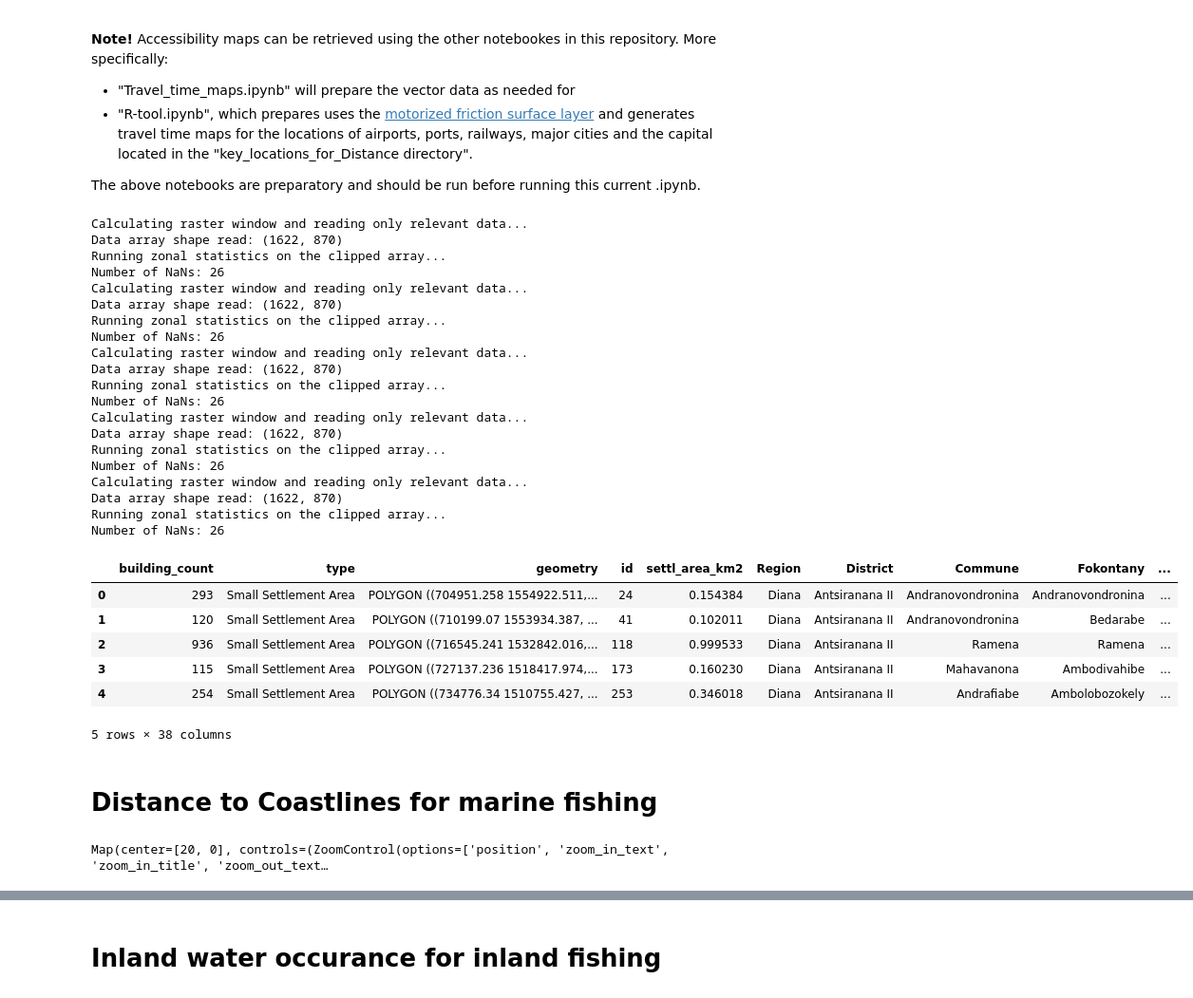
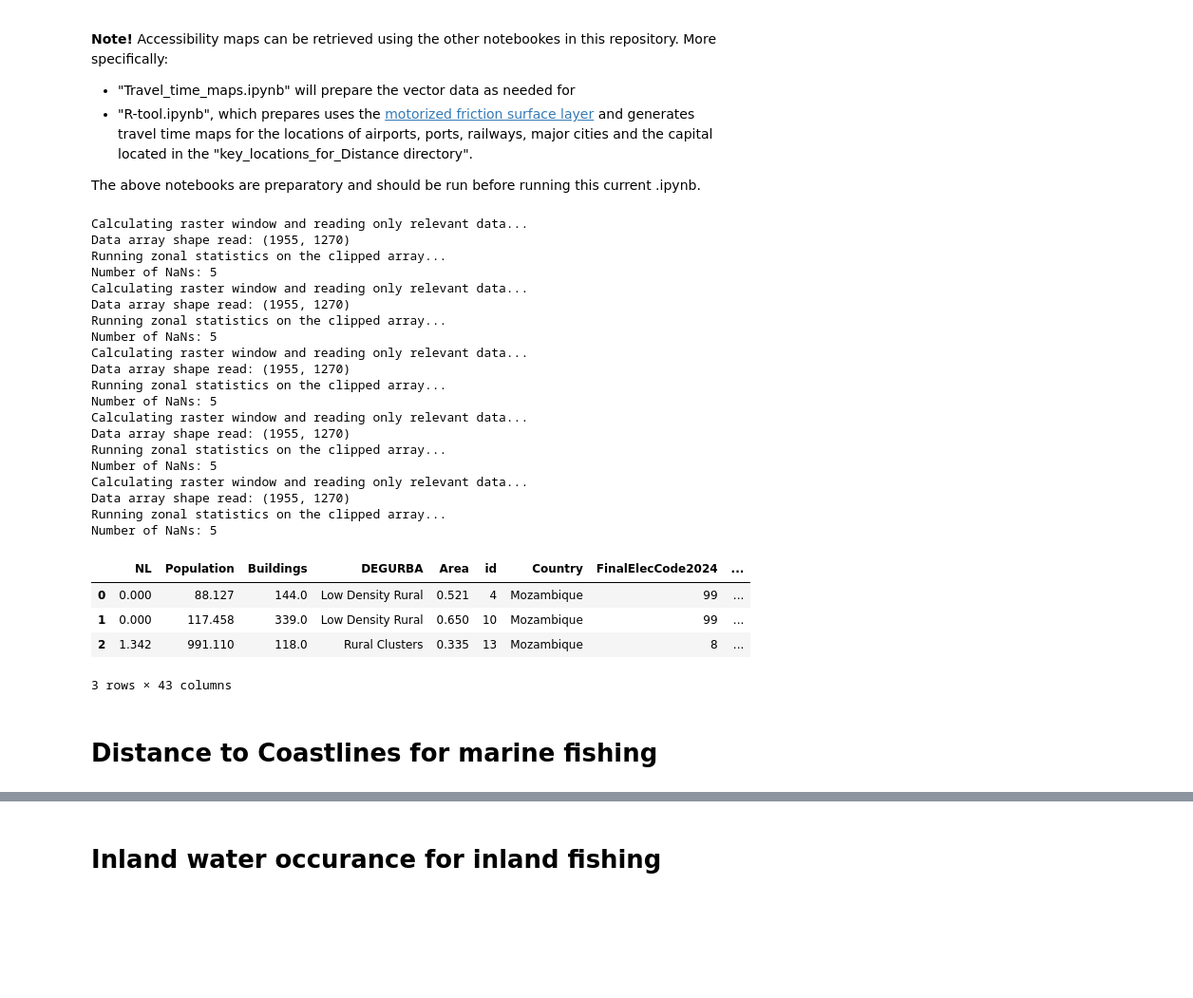
Before and after one commit to SEforALL-IEAP/AgCAP, a Jupyter notebook: notebooks/data_extraction.ipynb, the cells around one changed output, grey strips where cells are left out. Shown: that part at 95% size. Saved outputs shown, nothing was run; the diff lists cells and outputs as text; code cells hidden in the pictures; blank space fills up the shorter version.

```diff
--- a/notebooks/data_extraction.ipynb
+++ b/notebooks/data_extraction.ipynb
@@ -302,13 +299,13 @@ Percentage of settlements with less than 100 buildings: 1.9 %
 # %%
-## If building count is an object you can use his to filter
-""" settles_gdf = settles_gdf[(settles_gdf["bld_count"] == '101-250') |
-                          (settles_gdf["bld_count"] == '251-1000') |
-                          (settles_gdf["bld_count"] == '1001 and up')] """
-
-#If building count is numeric you can use his to filter
-settles_gdf = settles_gdf[settles_gdf["building_count"] >= 100]
+### If building count is an object you can use his to filter
+#""" settles_gdf = settles_gdf[(settles_gdf["bld_count"] == '101-250') |
+#                          (settles_gdf["bld_count"] == '251-1000') |
+#                          (settles_gdf["bld_count"] == '1001 and up')] """
+#
+##If building count is numeric you can use his to filter
+#settles_gdf = settles_gdf[settles_gdf["building_count"] >= 100]
 # %%
-settles_gdf['building_count']=settles_gdf['building_count'].round(0).astype('Int64')
+settles_gdf['building_count']=settles_gdf['Buildings'].round(0).astype('Int64')
 # %%
 #settles_gdf.plot()
 # %% [markdown]
@@ -333,18 +330,18 @@ settles_gdf['settl_area_km2'] = settles_gdf_proj.geometry.area / 1e6
 The user need to replace the names of the administrative levels in the code below.
 # %%
 ## Extract admin 1 name | Note that you need to specify the column containing the admin 1 names, and the name of the admin unit
-settles_gdf = get_admin_name(settles_gdf, adm1_gdf, "ADM1_EN")
-settles_gdf.rename(columns={'ADM1_EN': 'Region'}, inplace=True)
+settles_gdf = get_admin_name(settles_gdf, adm1_gdf, "Provincia")
+settles_gdf.rename(columns={'Provincia': 'Region'}, inplace=True)
 
 ## Extract admin 2 name | Note that you need to specify the column containing the admin 2 names, and the name of the admin unit
-settles_gdf = get_admin_name(settles_gdf, adm2_gdf, "ADM2_EN")
-settles_gdf.rename(columns={'ADM2_EN': 'District'}, inplace=True)
+settles_gdf = get_admin_name(settles_gdf, adm2_gdf, "Distrito")
+settles_gdf.rename(columns={'Distrito': 'District'}, inplace=True)
 
 ## Extract admin 3 name | Note that you need to specify the column containing the admin 3 names, and the name of the admin unit
-settles_gdf = get_admin_name(settles_gdf, adm3_gdf, "ADM3_EN")
-settles_gdf.rename(columns={'ADM3_EN': 'Commune'}, inplace=True)
+settles_gdf = get_admin_name(settles_gdf, adm3_gdf, "Posto")
+settles_gdf.rename(columns={'Posto': 'Postos'}, inplace=True)
 
 ## Extract admin 4 name | Note that you need to specify the column containing the admin 4 names, and the name of the admin unit
-settles_gdf = get_admin_name(settles_gdf, adm4_gdf, "ADM4_EN")
-settles_gdf.rename(columns={'ADM4_EN': 'Fokontany'}, inplace=True)
+settles_gdf = get_admin_name(settles_gdf, adm4_gdf, "Posto_INE")
+settles_gdf.rename(columns={'Posto_INE': 'Postos_INE'}, inplace=True)
 # %% [output]
@@ -608,2 +608,2 @@ IEP_elec_gdf['id']=IEP_elec_gdf['id']+1
 # %%
-settles_gdf = settles_gdf.merge(IEP_elec_gdf[['id', 'IEP Electrification status', 'IEP least-cost electrification mode']], on='id', how='left')
+#settles_gdf = settles_gdf.merge(IEP_elec_gdf[['id', 'IEP Electrification status', 'IEP least-cost electrification mode']], on='id', how='left')
@@ -1031,62 +1069,58 @@ The above notebooks are preparatory and should be run before running this curren
 # %%
 settles_gdf=run_zonal_stats_clipped(settles_gdf,tt_airports_path,'mean','travel_time_airports',fill_na=None)
 print(f"Number of NaNs: {settles_gdf[col_name].isnull().sum()}")
 settles_gdf=run_zonal_stats_clipped(settles_gdf,tt_ports_path,'mean','travel_time_ports',fill_na=None)
 print(f"Number of NaNs: {settles_gdf[col_name].isnull().sum()}")
 settles_gdf=run_zonal_stats_clipped(settles_gdf,tt_cities_path,'mean','travel_time_cities',fill_na=None)
 print(f"Number of NaNs: {settles_gdf[col_name].isnull().sum()}")
 settles_gdf=run_zonal_stats_clipped(settles_gdf,tt_capital_path,'mean','travel_time_capital',fill_na=None)
 print(f"Number of NaNs: {settles_gdf[col_name].isnull().sum()}")
 settles_gdf=run_zonal_stats_clipped(settles_gdf,tt_railways_path,'mean','travel_time_railways',fill_na=None)
 print(f"Number of NaNs: {settles_gdf[col_name].isnull().sum()}")
 #Convert minutes to hours
 settles_gdf['travel_time_airports']= (settles_gdf['travel_time_airports']/60).round(1)
 settles_gdf['travel_time_ports'] = (settles_gdf['travel_time_ports'] / 60).round(1)
 settles_gdf['travel_time_cities'] = (settles_gdf['travel_time_cities'] / 60).round(1)
 settles_gdf['travel_time_capital'] = (settles_gdf['travel_time_capital'] / 60).round(1)
 settles_gdf['travel_time_railways'] = (settles_gdf['travel_time_railways'] / 60).round(1)
-settles_gdf.head()
+settles_gdf.head(3)
 # %% [output]
 Calculating raster window and reading only relevant data...
-Data array shape read: (1622, 870)
+Data array shape read: (1955, 1270)
 Running zonal statistics on the clipped array...
-Number of NaNs: 26
+Number of NaNs: 5
 Calculating raster window and reading only relevant data...
-Data array shape read: (1622, 870)
+Data array shape read: (1955, 1270)
 Running zonal statistics on the clipped array...
-Number of NaNs: 26
+Number of NaNs: 5
 Calculating raster window and reading only relevant data...
-Data array shape read: (1622, 870)
+Data array shape read: (1955, 1270)
 Running zonal statistics on the clipped array...
-Number of NaNs: 26
+Number of NaNs: 5
 Calculating raster window and reading only relevant data...
-Data array shape read: (1622, 870)
+Data array shape read: (1955, 1270)
 Running zonal statistics on the clipped array...
-Number of NaNs: 26
+Number of NaNs: 5
 Calculating raster window and reading only relevant data...
-Data array shape read: (1622, 870)
+Data array shape read: (1955, 1270)
 Running zonal statistics on the clipped array...
-Number of NaNs: 26
+Number of NaNs: 5
-|  | building_count | type | geometry | id | settl_area_km2 | Region | District | Commune | Fokontany | ... |
-| 0 | 293 | Small Settlement Area | POLYGON ((704951.258 1554922.511,... | 24 | 0.154384 | Diana | Antsiranana II | Andranovondronina | Andranovondronina | ... |
-| 1 | 120 | Small Settlement Area | POLYGON ((710199.07 1553934.387, ... | 41 | 0.102011 | Diana | Antsiranana II | Andranovondronina | Bedarabe | ... |
-| 2 | 936 | Small Settlement Area | POLYGON ((716545.241 1532842.016,... | 118 | 0.999533 | Diana | Antsiranana II | Ramena | Ramena | ... |
-| 3 | 115 | Small Settlement Area | POLYGON ((727137.236 1518417.974,... | 173 | 0.160230 | Diana | Antsiranana II | Mahavanona | Ambodivahibe | ... |
-| 4 | 254 | Small Settlement Area | POLYGON ((734776.34 1510755.427, ... | 253 | 0.346018 | Diana | Antsiranana II | Andrafiabe | Ambolobozokely | ... |
+|  | NL | Population | Buildings | DEGURBA | Area | id | Country | FinalElecCode2024 | ... |
+| 0 | 0.000 | 88.127 | 144.0 | Low Density Rural | 0.521 | 4 | Mozambique | 99 | ... |
+| 1 | 0.000 | 117.458 | 339.0 | Low Density Rural | 0.650 | 10 | Mozambique | 99 | ... |
+| 2 | 1.342 | 991.110 | 118.0 | Rural Clusters | 0.335 | 13 | Mozambique | 8 | ... |
-5 rows × 38 columns
+3 rows × 43 columns
 # %% [markdown]
 # Distance to Coastlines for marine fishing
 # %%
 ## Read shores as gdf
 shores_gdf = gpd.read_file(shorelines_path)
 # %%
-import leafmap
-m = leafmap.Map()
-m.add_gdf(shores_gdf,layer_name="Shorelines")
+#import leafmap
+#m = leafmap.Map()
+#m.add_gdf(shores_gdf,layer_name="Shorelines")
 #m.add_gdf(settles_gdf,layer_name="Settlements")
-m
+#m
-# %% [output]
-Map(center=[20, 0], controls=(ZoomControl(options=['position', 'zoom_in_text', 'zoom_in_title', 'zoom_out_text…
 # %%
 settles_gdf_copy=settles_gdf
 settles_gdf_copy=distance_from_lines('shoreline',adm0_gdf.buffer(0.1),crs_proj,settles_gdf_copy,shorelines_path)
```
Also changed, not shown: parts of 48 cells of this notebook, 19 other files.
